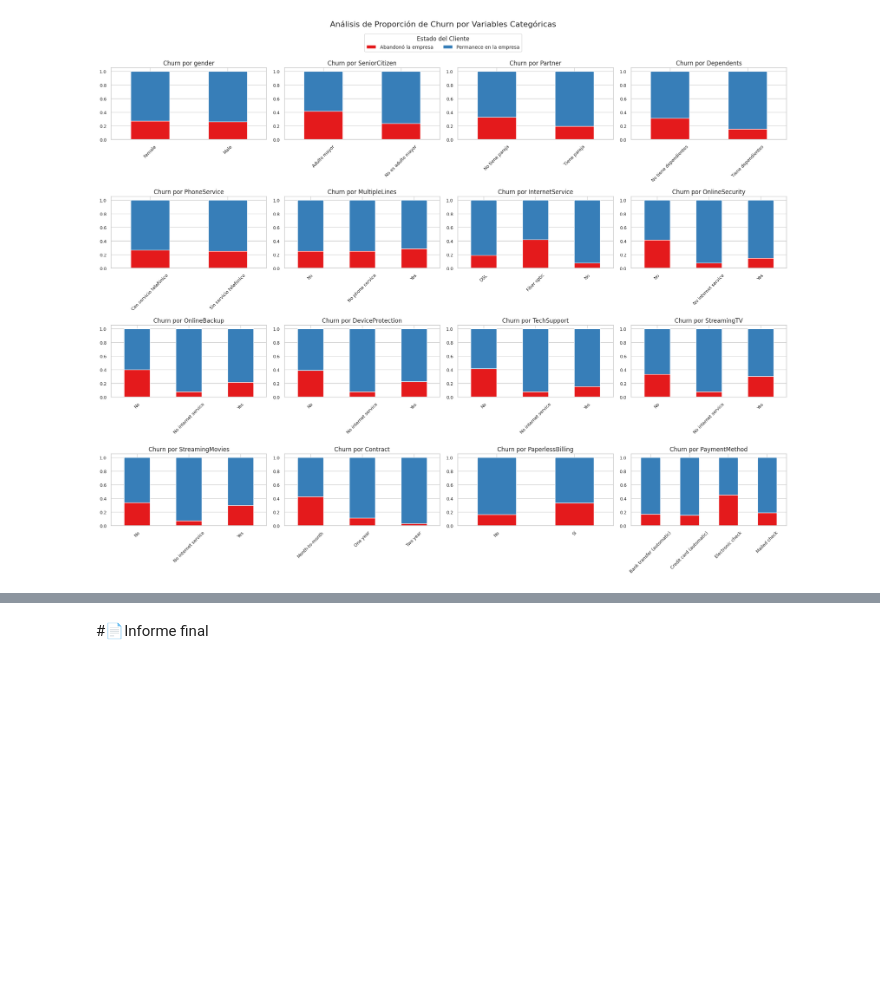
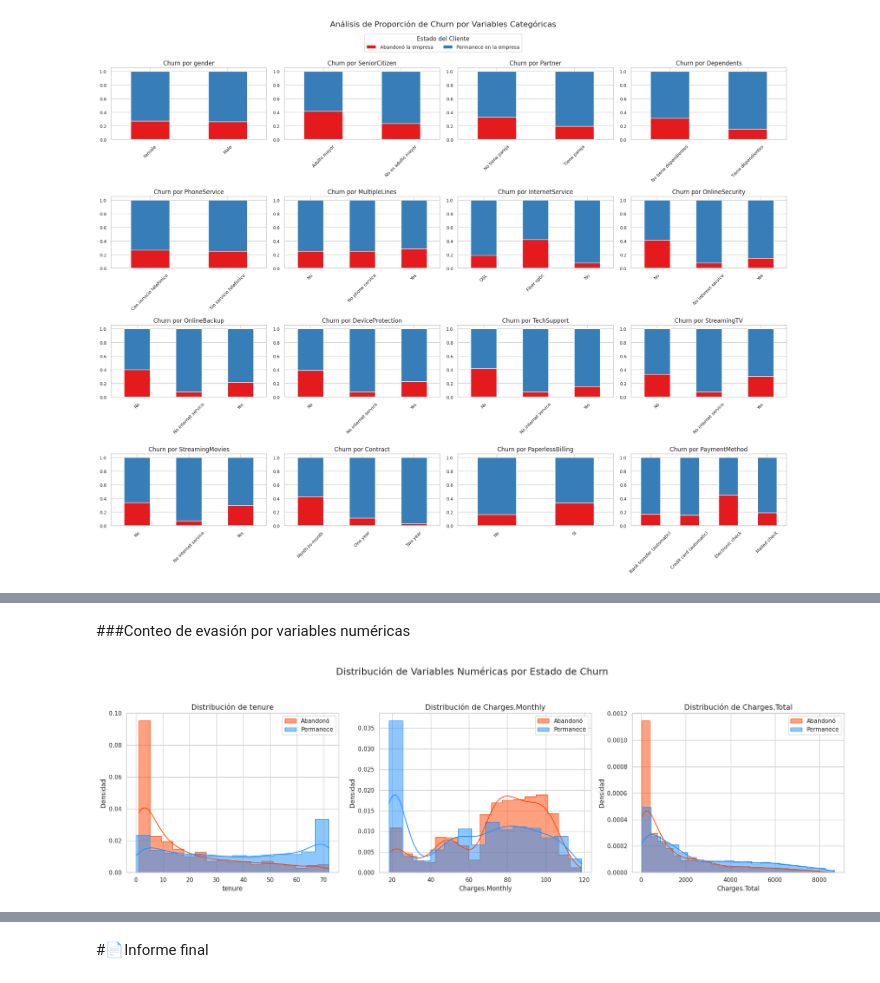
Before and after one commit to Near-o7/challenge2-data-science-LATAM, a Jupyter notebook: TelecomX_LATAM.ipynb, the cells around one changed output, grey strips where cells are left out. Saved outputs shown, nothing was run; the diff lists cells and outputs as text; code cells hidden in the pictures; blank space fills up the shorter version.

```diff
--- a/TelecomX_LATAM.ipynb
+++ b/TelecomX_LATAM.ipynb
@@ -456,0 +530,33 @@ Los factores más críticos que impulsan que los clientes abandonen la empresa (
+# %% [markdown]
+###Conteo de evasión por variables numéricas
+# %%
+numerical_vars = ['tenure', 'Charges.Monthly', 'Charges.Total']
+
+df_final['Charges.Total'] = pd.to_numeric(df_final['Charges.Total'], errors='coerce')
+df_final['Charges.Total'] = df_final['Charges.Total'].fillna(df_final['Charges.Total'].median())
+
+sns.set_theme(style="whitegrid", palette="viridis")
+
+fig, axes = plt.subplots(nrows=1, ncols=3, figsize=(20, 6))
+
+
+fig.suptitle('Distribución de Variables Numéricas por Estado de Churn', fontsize=18, y=1.02)
+
+for i, col in enumerate(numerical_vars):
+    ax = axes[i]
+
+    sns.histplot(data=df_final[df_final['Churn'] == 'Abandonó la empresa'], x=col, kde=True,
+                 label='Abandonó', color='orangered', ax=ax, element="step", stat="density", common_norm=False)
+
+    sns.histplot(data=df_final[df_final['Churn'] == 'Permanece en la empresa'], x=col, kde=True,
+                 label='Permanece', color='dodgerblue', ax=ax, element="step", stat="density", common_norm=False)
+
+    ax.set_title(f'Distribución de {col}', fontsize=14)
+    ax.set_xlabel(col, fontsize=12)
+    ax.set_ylabel('Densidad', fontsize=12)
+    ax.legend()
+
+plt.tight_layout(rect=[0, 0, 1, 0.96])
+plt.show()
+# %% [output]
+[figure, added]
```
Also changed, not shown: parts of 6 cells of this notebook.
